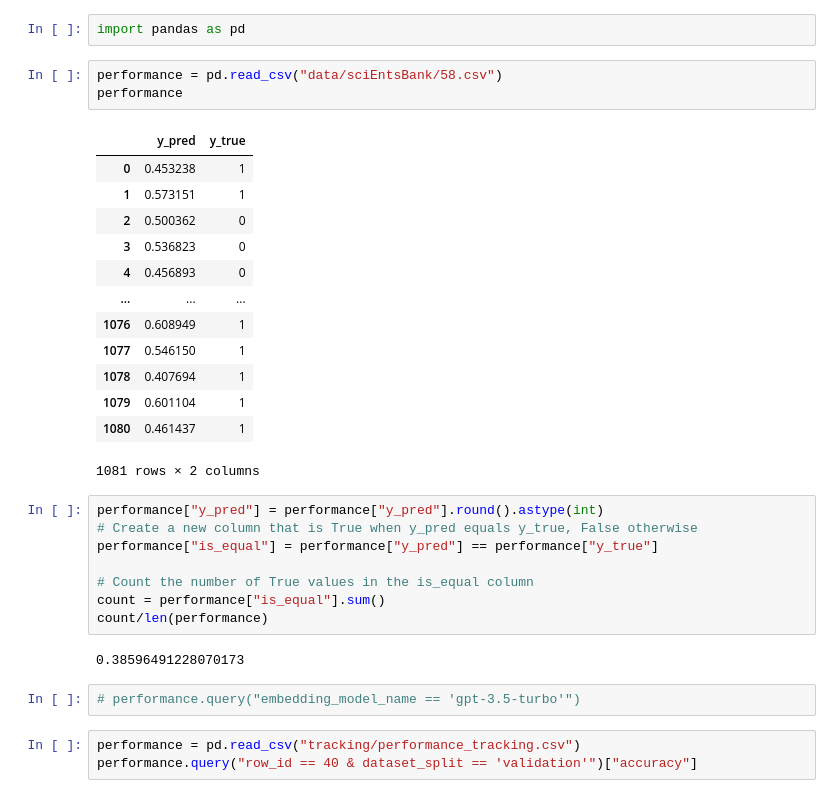
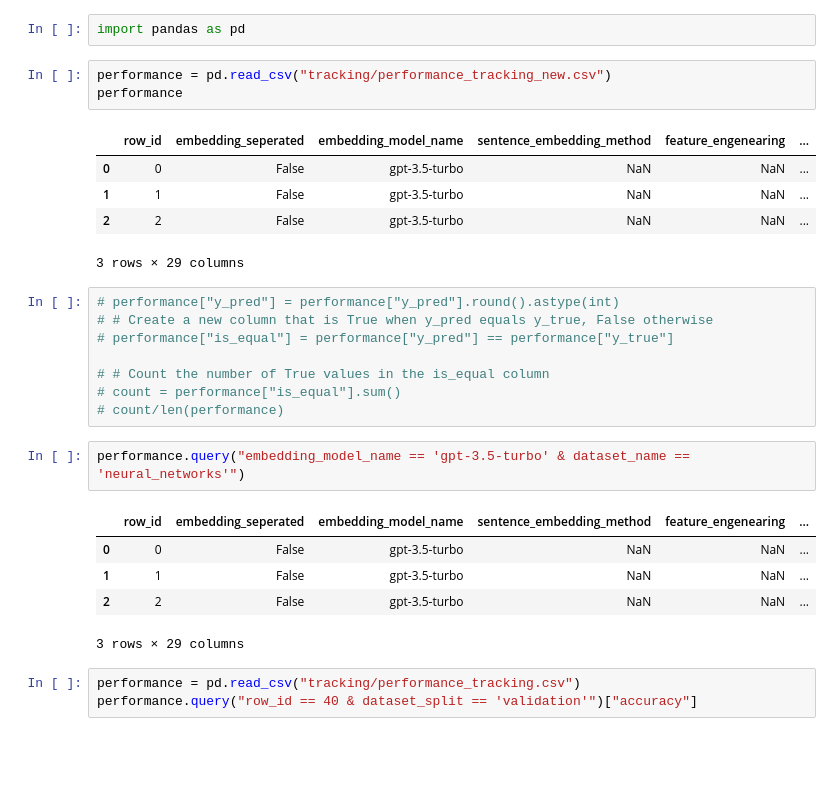
Before and after one commit to OlafVrijmoet/Thesis, a Jupyter notebook: performance_tracking/restuls_insights_test.ipynb, the cells around one changed output. Cells and saved outputs as stored; diff of their text form; blank space fills up the shorter version.

```diff
--- a/performance_tracking/restuls_insights_test.ipynb
+++ b/performance_tracking/restuls_insights_test.ipynb
@@ -1,34 +1,30 @@
 # %%
 import pandas as pd
 # %%
-performance = pd.read_csv("data/sciEntsBank/58.csv")
+performance = pd.read_csv("tracking/performance_tracking_new.csv")
 performance
 # %% [output]
-|  | y_pred | y_true |
-| 0 | 0.453238 | 1 |
-| 1 | 0.573151 | 1 |
-| 2 | 0.500362 | 0 |
-| 3 | 0.536823 | 0 |
-| 4 | 0.456893 | 0 |
-| ... | ... | ... |
-| 1076 | 0.608949 | 1 |
-| 1077 | 0.546150 | 1 |
-| 1078 | 0.407694 | 1 |
-| 1079 | 0.601104 | 1 |
-| 1080 | 0.461437 | 1 |
+|  | row_id | embedding_seperated | embedding_model_name | sentence_embedding_method | feature_engenearing | ... |
+| 0 | 0 | False | gpt-3.5-turbo | NaN | NaN | ... |
+| 1 | 1 | False | gpt-3.5-turbo | NaN | NaN | ... |
+| 2 | 2 | False | gpt-3.5-turbo | NaN | NaN | ... |
-1081 rows × 2 columns
+3 rows × 29 columns
 # %%
-performance["y_pred"] = performance["y_pred"].round().astype(int)
-# Create a new column that is True when y_pred equals y_true, False otherwise
-performance["is_equal"] = performance["y_pred"] == performance["y_true"]
+# performance["y_pred"] = performance["y_pred"].round().astype(int)
+# # Create a new column that is True when y_pred equals y_true, False otherwise
+# performance["is_equal"] = performance["y_pred"] == performance["y_true"]
 
-# Count the number of True values in the is_equal column
-count = performance["is_equal"].sum()
-count/len(performance)
+# # Count the number of True values in the is_equal column
+# count = performance["is_equal"].sum()
+# count/len(performance)
-# %% [output]
-0.38596491228070173
 # %%
-# performance.query("embedding_model_name == 'gpt-3.5-turbo'")
+performance.query("embedding_model_name == 'gpt-3.5-turbo' & dataset_name == 'neural_networks'")
+# %% [output]
+|  | row_id | embedding_seperated | embedding_model_name | sentence_embedding_method | feature_engenearing | ... |
+| 0 | 0 | False | gpt-3.5-turbo | NaN | NaN | ... |
+| 1 | 1 | False | gpt-3.5-turbo | NaN | NaN | ... |
+| 2 | 2 | False | gpt-3.5-turbo | NaN | NaN | ... |
+3 rows × 29 columns
 # %%
 performance = pd.read_csv("tracking/performance_tracking.csv")
 performance.query("row_id == 40 & dataset_split == 'validation'")["accuracy"]
```
Also changed, not shown: 19 other files.
